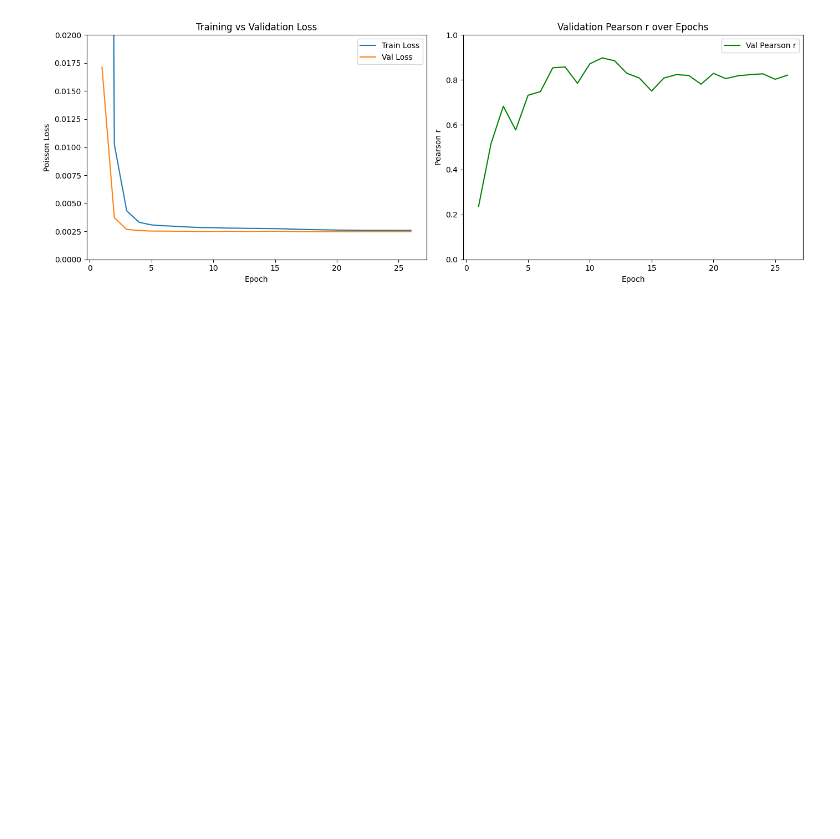
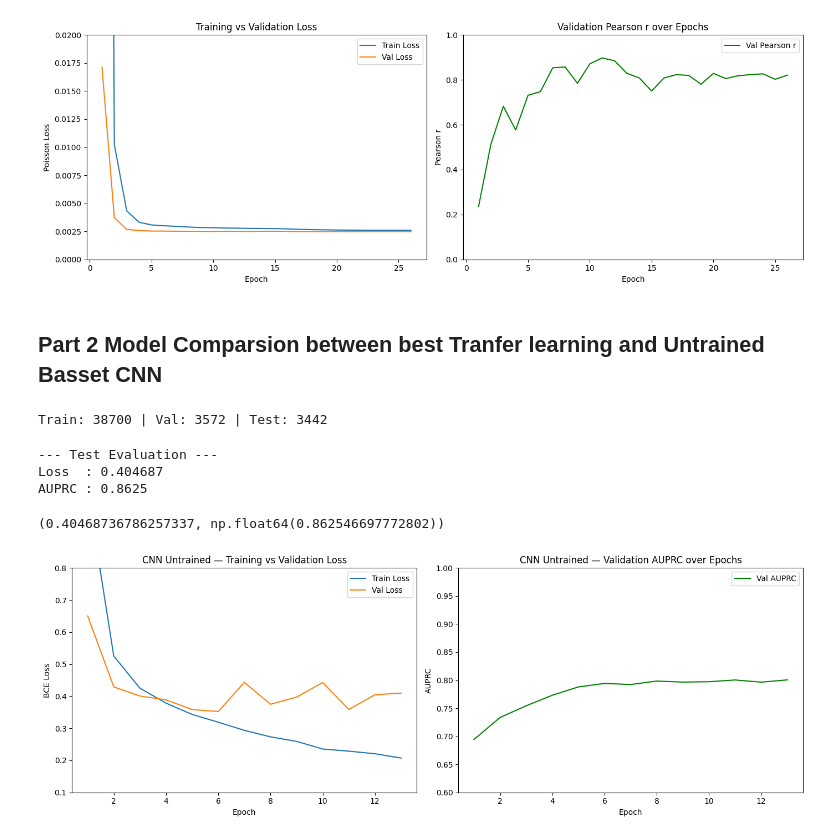
Before and after one commit to pmckone/Genome-Accessibility-Project, a Jupyter notebook: FinalProject.ipynb, the cells around one changed output. Drawn from its saved outputs; the diff is of its cells as text; code cells hidden in the pictures; blank space fills up the shorter version.

Commit message:
added cnn untrained model seems to be trainly well small signs of overfitting as well added results to the notebook

```diff
--- a/FinalProject.ipynb
+++ b/FinalProject.ipynb
@@ -67,3 +67,5 @@ plt.tight_layout()
 plt.show()
 # %% [output]
 [figure]
+# %% [markdown]
+## Part 2 Model Comparsion between best Tranfer learning and Untrained Basset CNN
@@ -69,0 +78,39 @@ plt.show()
+# %%
+from CNNUntrained import load_model, evaluate, get_dataloaders, get_loss_fn
+from LoadData import load_processed
+
+X_train, y_train, X_val, y_val, X_test, y_test = load_processed()
+_, _, test_loader = get_dataloaders(X_train, y_train, X_val, y_val, X_test, y_test)
+model, train_losses, val_losses, val_auprcs = load_model()
+# %% [output]
+Train: 38700 | Val: 3572 | Test: 3442
+# %%
+loss_fn = get_loss_fn(y_train)
+evaluate(model, test_loader, loss_fn, name='Test')
+# %% [output]
+--- Test Evaluation ---
+Loss  : 0.404687
+AUPRC : 0.8625
+(0.40468736786257337, np.float64(0.862546697772802))
+# %%
+fig, (ax1, ax2) = plt.subplots(1, 2, figsize=(14, 5))
+
+ax1.plot(range(1, len(train_losses) + 1), train_losses, label='Train Loss')
+ax1.plot(range(1, len(val_losses)   + 1), val_losses,   label='Val Loss')
+ax1.set_xlabel('Epoch')
+ax1.set_ylabel('BCE Loss')
+ax1.set_title('CNN Untrained — Training vs Validation Loss')
+ax1.set_ylim(0.1, 0.8)
+ax1.legend()
+
+ax2.plot(range(1, len(val_auprcs) + 1), val_auprcs, label='Val AUPRC', color='green')
+ax2.set_xlabel('Epoch')
+ax2.set_ylabel('AUPRC')
+ax2.set_title('CNN Untrained — Validation AUPRC over Epochs')
+ax2.set_ylim(0.6, 1.0)
+ax2.legend()
+
+plt.tight_layout()
+plt.show()
+# %% [output]
+[figure, added]
```
Also changed, not shown: parts of 1 cell of this notebook, 1 other file.
